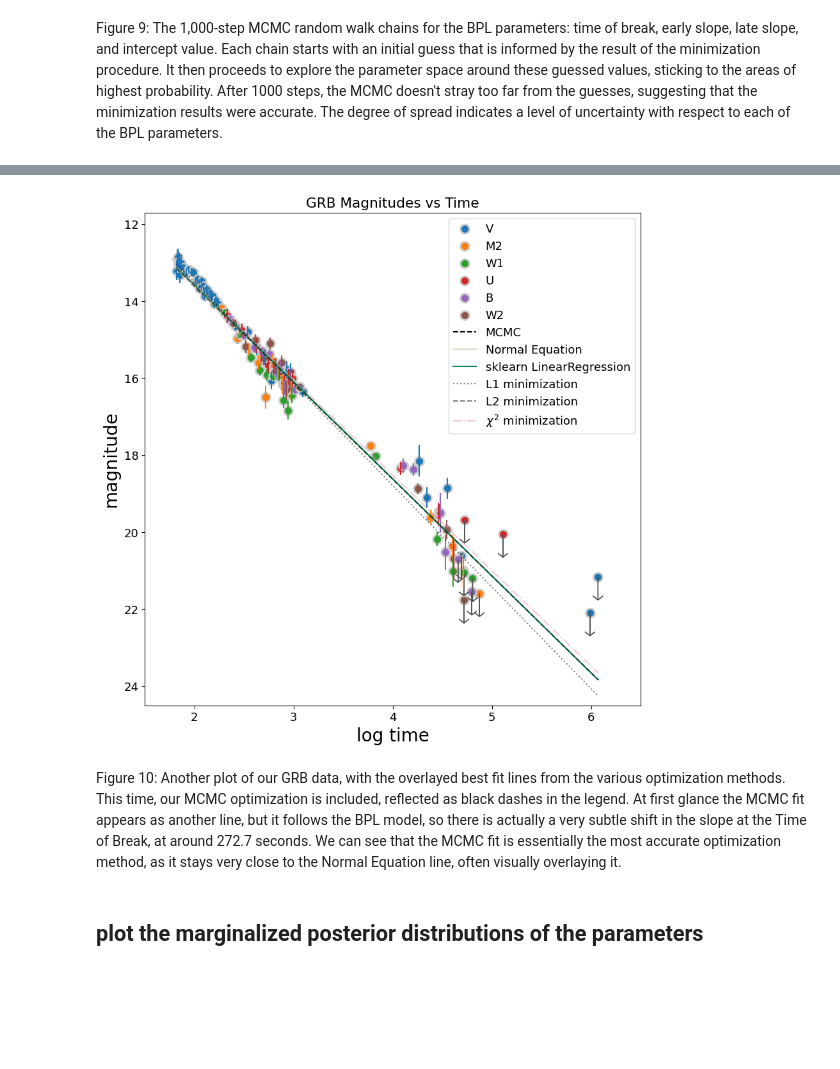
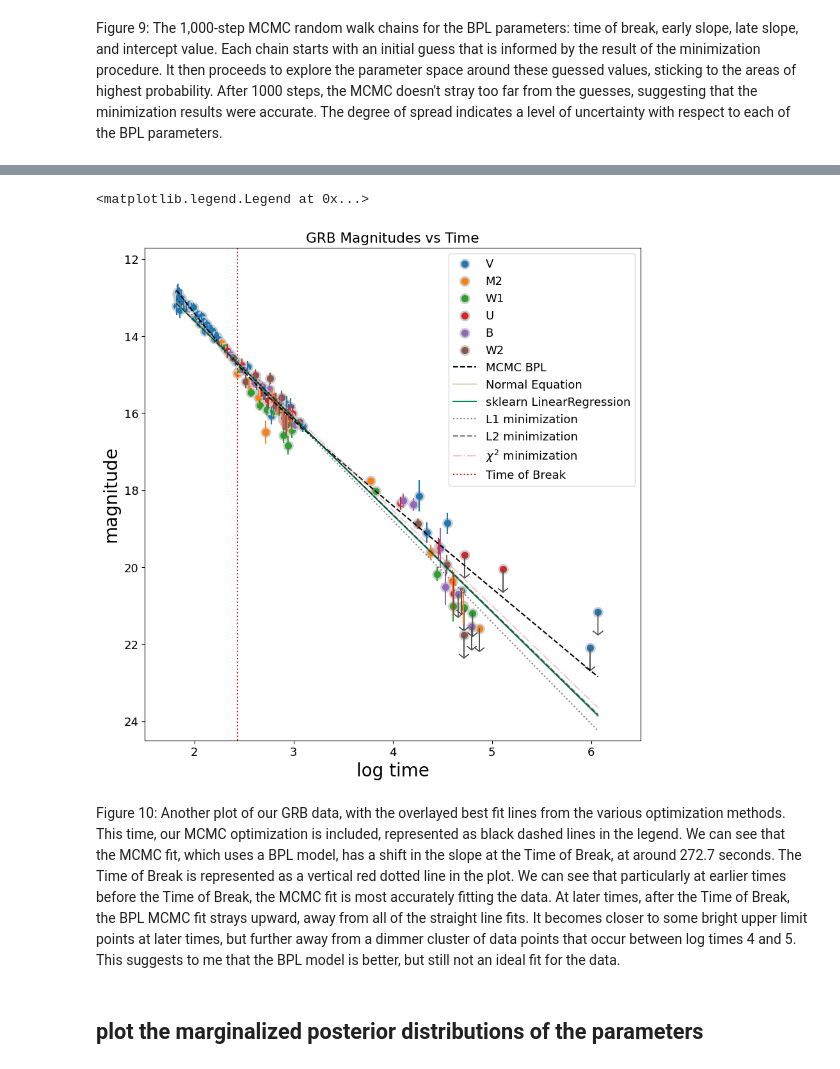
Before and after one commit to jarrodsb/DSPS_JBieber, a Jupyter notebook: HW6/Second_Half_fitlinetogrbafterglow_mcmc_Bieber_dsps25.ipynb, the cells around one changed output, grey strips where cells are left out. Saved outputs shown, nothing was run; the diff lists cells and outputs as text; code cells hidden in the pictures; blank space fills up the shorter version.

```diff
--- a/HW6/Second_Half_fitlinetogrbafterglow_mcmc_Bieber_dsps25.ipynb
+++ b/HW6/Second_Half_fitlinetogrbafterglow_mcmc_Bieber_dsps25.ipynb
@@ -890,44 +898,44 @@ colors = ['C2B280', '848482', '008856', 'E68FAC', '0067A5', 'F99379',
           'DCD300', '882D17', '8DB600', '654522', 'E25822', '2B3D26',
           '222222', 'F3C300', '875692', 'F38400', 'A1CAF1', 'BE0032', ]
 
-ax.plot(grbAG.logtime.values, line(mcmc[:,1][0], mcmc[:,1][1],
-                                   grbAG.logtime.values), ls="--", c="k", label="MCMC")
+# Plot the broken power law MCMC model
+ax.plot(grbAG.logtime.values, bpl(mcmc[:,1], grbAG.time.values), ls="--", c="k", label="MCMC BPL")
 
 
 #normal equation
 plotline((theta_best[::-1]), grbAG.logtime.values,
          color='#'+colors[0],  alpha=0.5,
          label="Normal Equation", ax=ax)
 #sklearn
 plotline((lr.coef_[1], lr.intercept_), grbAG.logtime,
          color='#'+colors[2], symbol='-',
          label="sklearn LinearRegression", ax=ax)
 #minimize L1
 plotline((l1Solution.x[::-1]), grbAG.logtime,
          symbol=':', alpha=0.5,
          label="L1 minimization", ax=ax)
 #minimize L2
 plotline((l2Solution.x[::-1]), grbAG.logtime,
          symbol='--', alpha=0.5,
          label="L2 minimization", ax=ax)
 #minimize chi2
 plotline((chi2Solution.x[::-1]), grbAG.logtime,
          color='#'+colors[3], symbol='-.', alpha=0.5,
          label=r"$\chi^2$ minimization", ax=ax)
 
-pl.legend()
-
 #with the LinearRegression object I can also do
 #pl.plot(grbAG.logtime, lr.predict(np.c_[np.ones((len(grbAG), 1)), grbAG.logtime]), 'k-')
-pl.axvline(np.log10(mcmc[2,1]))
+pl.axvline(np.log10(mcmc[0,1]), color='r', linestyle=':', label='Time of Break') # Add vertical line at the time of break
 pl.ylim(24.5,11.7)
 pl.xlim(1.5, 6.5)
 pl.ylabel("magnitude", fontsize=20)
 pl.xlabel("log time", fontsize=20);
+pl.legend()
 # %% [output]
+<matplotlib.legend.Legend at 0x...>
-[figure, old version]
+[figure, new version]
 # %% [markdown]
-Figure 10: Another plot of our GRB data, with the overlayed best fit lines from the various optimization methods. This time, our MCMC optimization is included, reflected as black dashes in the legend. At first glance the MCMC fit appears as another line, but it follows the BPL model, so there is actually a very subtle shift in the slope at the Time of Break, at around 272.7 seconds. We can see that the MCMC fit is essentially the most accurate optimization method, as it stays very close to the Normal Equation line, often visually overlaying it.
+Figure 10: Another plot of our GRB data, with the overlayed best fit lines from the various optimization methods. This time, our MCMC optimization is included, represented as black dashed lines in the legend. We can see that the MCMC fit, which uses a BPL model, has a shift in the slope at the Time of Break, at around 272.7 seconds. The Time of Break is represented as a vertical red dotted line in the plot. We can see that particularly at earlier times before the Time of Break, the MCMC fit is most accurately fitting the data. At later times, after the Time of Break, the BPL MCMC fit strays upward, away from all of the straight line fits. It becomes closer to some bright upper limit points at later times, but further away from a dimmer cluster of data points that occur between log times 4 and 5. This suggests to me that the BPL model is better, but still not an ideal fit for the data.
 # %% [markdown]
 ## plot the marginalized posterior distributions of the parameters
 # %%
```
Also changed, not shown: parts of 18 cells of this notebook.
